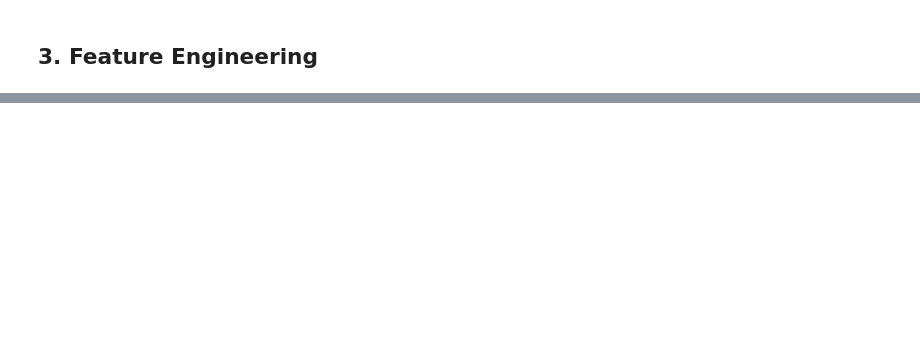
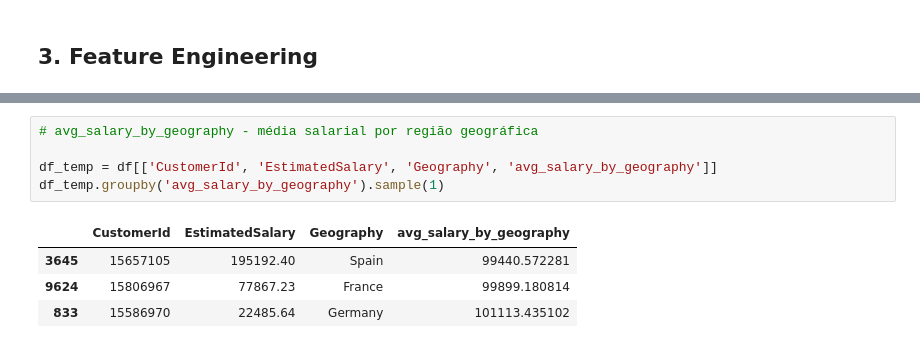
Before and after one commit to emso-exe/Churn_clientes_de_banco, a Jupyter notebook: notebooks/002_feature_engineering.ipynb, the cells around one changed output, grey strips where cells are left out. Drawn from its saved outputs; the diff is of its cells as text; blank space fills up the shorter version.

```diff
--- a/notebooks/002_feature_engineering.ipynb
+++ b/notebooks/002_feature_engineering.ipynb
@@ -104,0 +171,10 @@ memory usage: 1.3 MB
+# %%
+# avg_salary_by_geography - média salarial por região geográfica
+
+df_temp = df[['CustomerId', 'EstimatedSalary', 'Geography', 'avg_salary_by_geography']]
+df_temp.groupby('avg_salary_by_geography').sample(1)
+# %% [output]
+|  | CustomerId | EstimatedSalary | Geography | avg_salary_by_geography |
+| 3645 | 15657105 | 195192.40 | Spain | 99440.572281 |
+| 9624 | 15806967 | 77867.23 | France | 99899.180814 |
+| 833 | 15586970 | 22485.64 | Germany | 101113.435102 |
```
Also changed, not shown: parts of 13 cells of this notebook.
